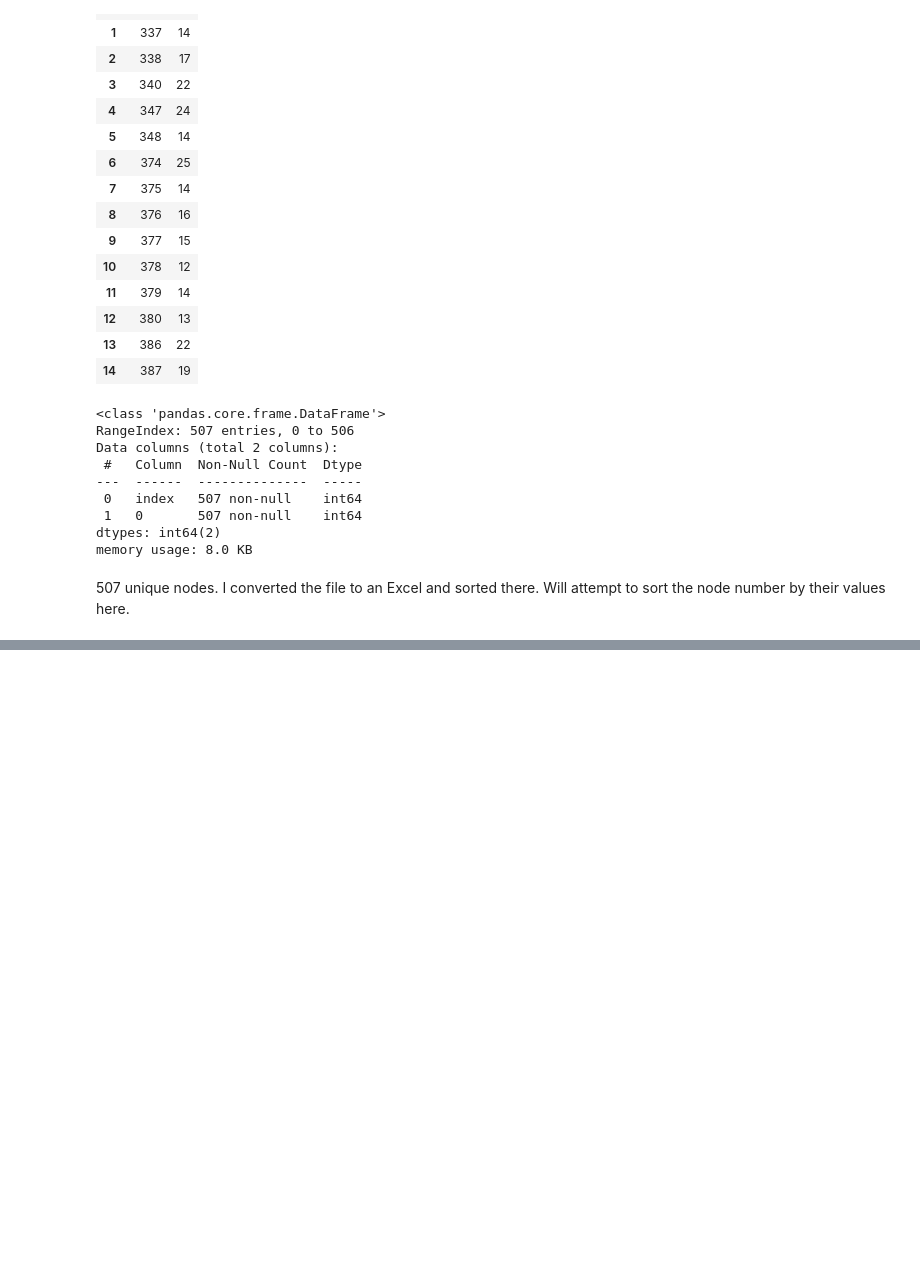
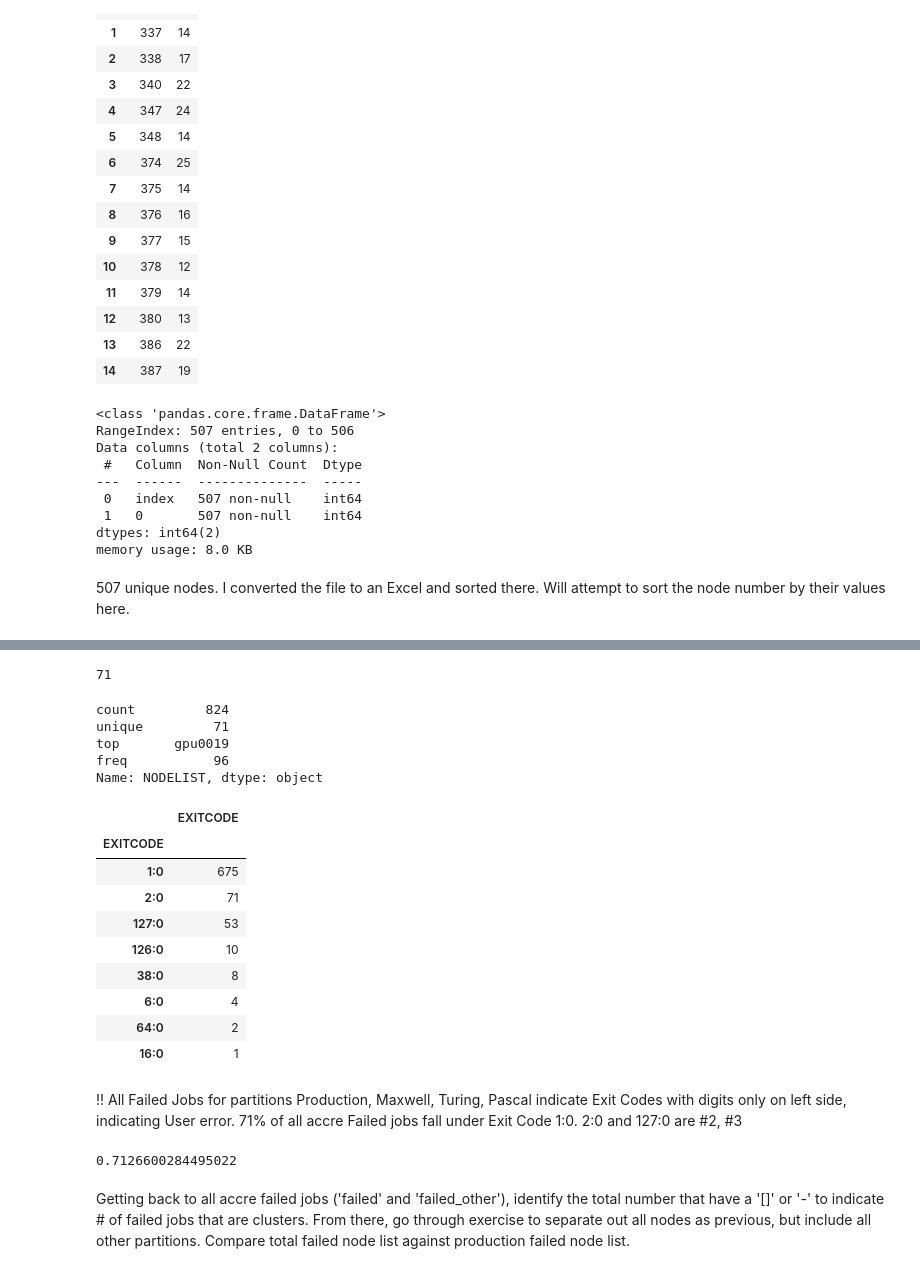
Before and after one commit to nss-data-science-cohort-4/dq2-accre-valkyries, a Jupyter notebook: notebooks/accre_q1_pd.ipynb, the cells around one changed output, grey strips where cells are left out. Drawn from its saved outputs; the diff is of its cells as text; code cells hidden in the pictures; blank space fills up the shorter version.

```diff
--- a/notebooks/accre_q1_pd.ipynb
+++ b/notebooks/accre_q1_pd.ipynb
@@ -373,0 +533,37 @@ memory usage: 8.0 KB
+# %%
+failed_other.NODELIST.nunique()
+# %% [output]
+71
+# %%
+failed_other.NODELIST.describe()
+# %% [output]
+count         824
+unique         71
+top       gpu0019
+freq           96
+Name: NODELIST, dtype: object
+# %%
+# group the failed jobs for pascal, turing, maxwell by ExitCode
+failed_other_exit = failed_other.groupby('EXITCODE')['EXITCODE'].count().sort_values(ascending=False)
+failed_other_exit.to_frame()
+# %% [output]
+|  | EXITCODE |
+| EXITCODE |  |
+| 1:0 | 675 |
+| 2:0 | 71 |
+| 127:0 | 53 |
+| 126:0 | 10 |
+| 38:0 | 8 |
+| 6:0 | 4 |
+| 64:0 | 2 |
+| 16:0 | 1 |
+# %% [markdown]
+!! All Failed Jobs for partitions Production, Maxwell, Turing, Pascal indicate Exit Codes with digits only on left side, indicating User error.  71% of all accre Failed jobs fall under Exit Code 1:0.  2:0 and 127:0 are #2, #3
+# %%
+# Exit Code 1:0 is most prevalent amongst all Failed jobs, all productions (except debug & nogpfs)
+
+(327 + 675) / 1406
+# %% [output]
+0.7126600284495022
+# %% [markdown]
+Getting back to all accre failed jobs ('failed' and 'failed_other'), identify the total number that have a '[]' or '-' to indicate # of failed jobs that are clusters.  From there, go through exercise to separate out all nodes as previous, but include all other partitions.  Compare total failed node list against production failed node list.
```
Also changed, not shown: parts of 32 cells of this notebook.
